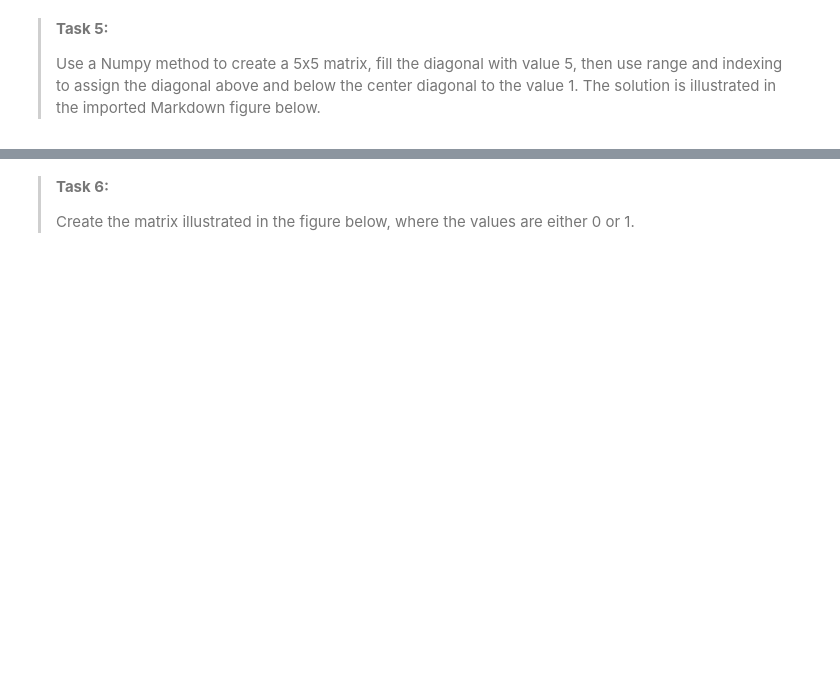
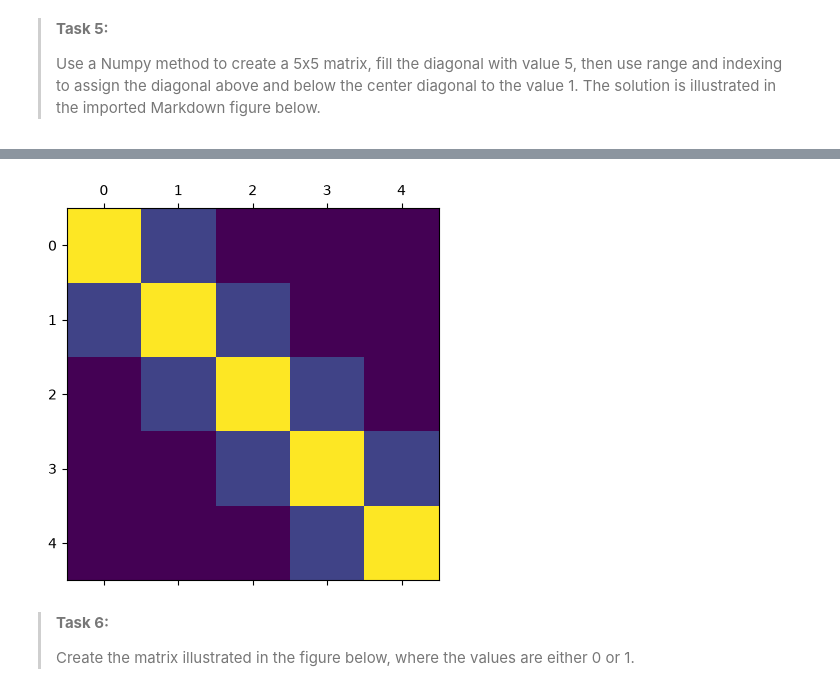
Before and after one commit to Grootegoed/PA1.2, a Jupyter notebook: 6_filling_matrix.ipynb, the cells around one changed output, grey strips where cells are left out. Saved outputs shown, nothing was run; the diff lists cells and outputs as text; code cells hidden in the pictures; blank space fills up the shorter version.

```diff
--- a/6_filling_matrix.ipynb
+++ b/6_filling_matrix.ipynb
@@ -79,3 +88,16 @@ plt.show()
+# %%
+A75 = np.zeros((5, 5))
+for i in range(5):
+    A75[i, i] = 5
+for i in range(4):
+    A75[i + 1, i] = 1
+for i in range(4):
+    A75[i, i + 1] = 1
+
+plt.matshow(A75)
+plt.show()
+# %% [output]
+[figure, added]
 # %% [markdown]
 > **Task 6:**
 >
```
Also changed, not shown: parts of 8 cells of this notebook.
